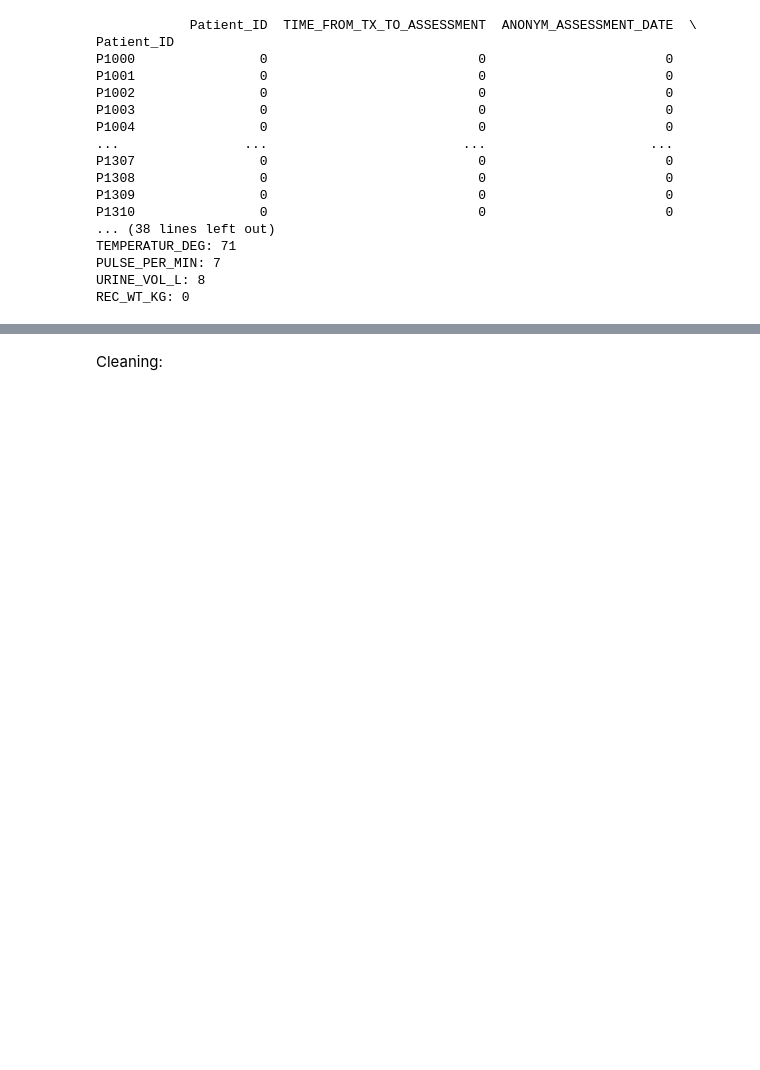
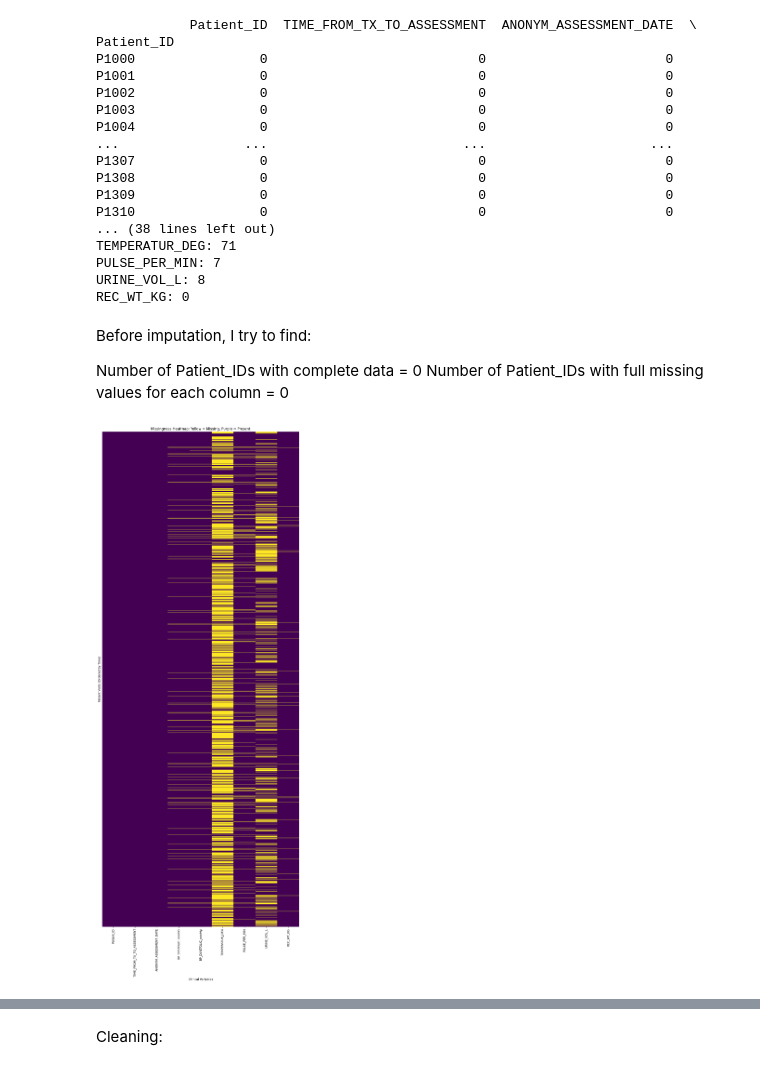
Before and after one commit to abdallataha/KGeNe, a Jupyter notebook: Data analysis.ipynb, the cells around one changed output, grey strips where cells are left out. Saved outputs shown, nothing was run; the diff lists cells and outputs as text; code cells hidden in the pictures; blank space fills up the shorter version.

```diff
--- a/Data analysis.ipynb
+++ b/Data analysis.ipynb
@@ -88,3 +138,32 @@ TEMPERATUR_DEG: 71
 PULSE_PER_MIN: 7
 URINE_VOL_L: 8
 REC_WT_KG: 0
+# %% [markdown]
+Before imputation, I try to find:
+
+Number of Patient_IDs with complete data = 0
+Number of Patient_IDs with full missing values for each column = 0
+# %%
+import pandas as pd
+import seaborn as sns
+import matplotlib.pyplot as plt
+
+# Remove the "days" in the "TIME_FROM_TX_TO_ASSESSMENT" column
+# and convert the column to numeric
+df['TIME_FROM_TX_TO_ASSESSMENT'] = df['TIME_FROM_TX_TO_ASSESSMENT'].str.replace(' days', '').astype(float)
+
+# 1. Ensure data is sorted correctly for longitudinal analysis
+# This clusters measurements belonging to the same patient together over time
+df_sorted = df.sort_values(by=['Patient_ID', 'TIME_FROM_TX_TO_ASSESSMENT'])
+
+# 2. Create a heatmap to visualize missingness across the dataset
+# and add different color for each patient
+plt.figure(figsize=(10, 27))
+sns.heatmap(df_sorted.isnull(), cbar=False, cmap='viridis', yticklabels=False)
+plt.title('Missingness Heatmap: Yellow = Missing, Purple = Present')
+plt.xlabel('Clinical Variables')
+plt.ylabel('Patient Visits (Ordered by Time)')
+plt.tight_layout()
+plt.show()
+# %% [output]
+[figure, added]
```
Also changed, not shown: parts of 16 cells of this notebook.
